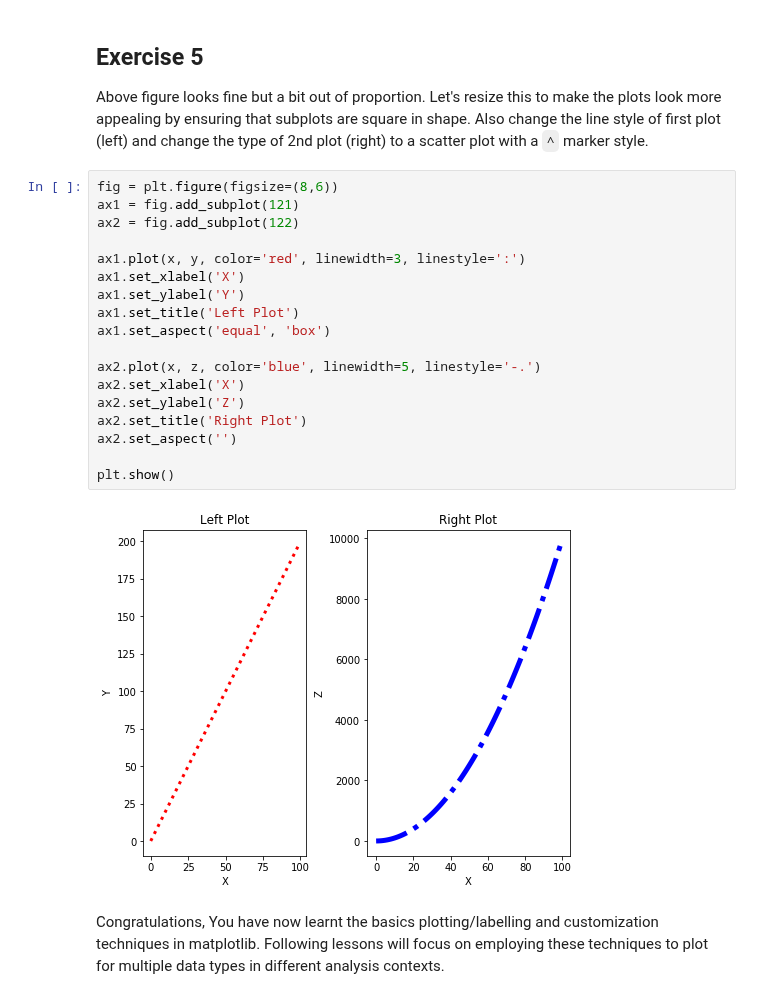
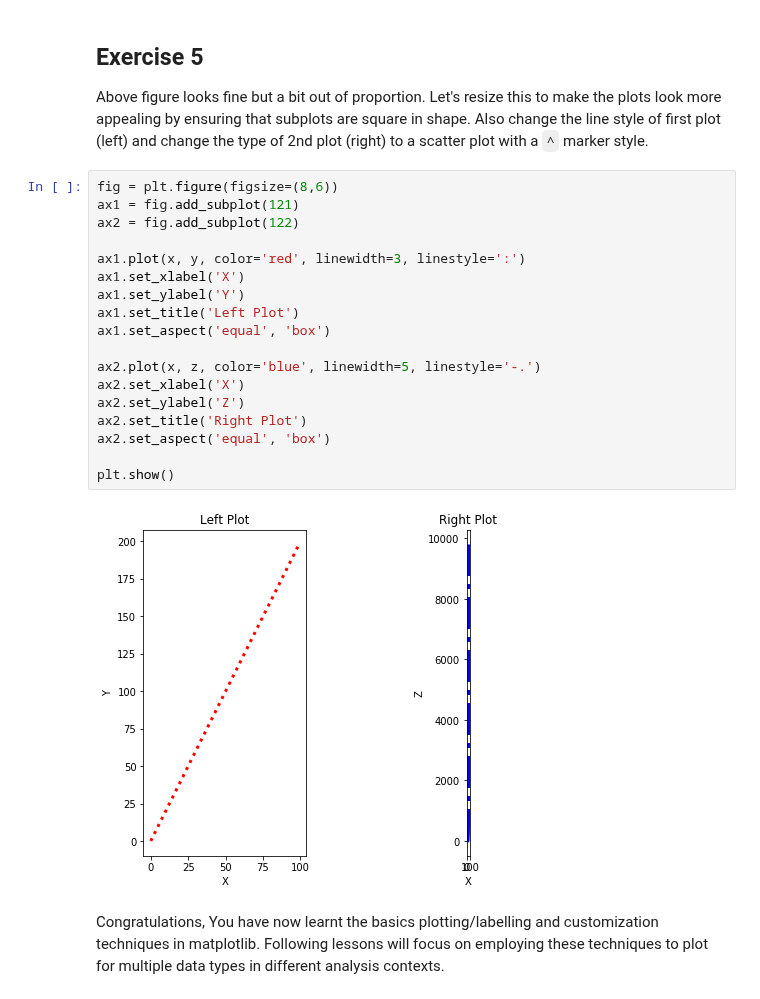
Before and after one commit to nkacoroski/dsc-1-03-13-customizing-visualizations-with-matplotlib-lab-seattle-ds-career-040119, a Jupyter notebook: index.ipynb, the cells around one changed output. Saved outputs shown, nothing was run; the diff lists cells and outputs as text.

```diff
--- a/index.ipynb
+++ b/index.ipynb
@@ -171,23 +171,23 @@ Above figure looks fine but a bit out of proportion. Let's resize this to make t
 # %%
 fig = plt.figure(figsize=(8,6))
 ax1 = fig.add_subplot(121)
 ax2 = fig.add_subplot(122)
 
 ax1.plot(x, y, color='red', linewidth=3, linestyle=':')
 ax1.set_xlabel('X')
 ax1.set_ylabel('Y')
 ax1.set_title('Left Plot')
 ax1.set_aspect('equal', 'box')
 
 ax2.plot(x, z, color='blue', linewidth=5, linestyle='-.')
 ax2.set_xlabel('X')
 ax2.set_ylabel('Z')
 ax2.set_title('Right Plot')
-ax2.set_aspect('')
+ax2.set_aspect('equal', 'box')
 
 plt.show()
 # %% [output]
-[figure, old version]
+[figure, new version]
 # %% [markdown]
 Congratulations, You have now learnt the basics plotting/labelling and customization techniques in matplotlib. Following lessons will focus on employing these techniques to plot for multiple data types in different analysis contexts.
 # %% [markdown]
```
